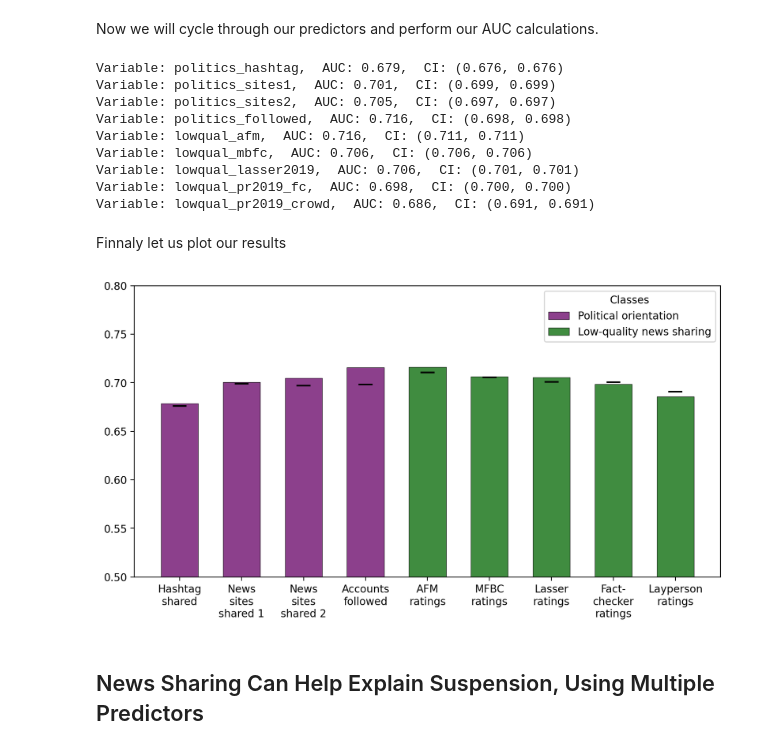
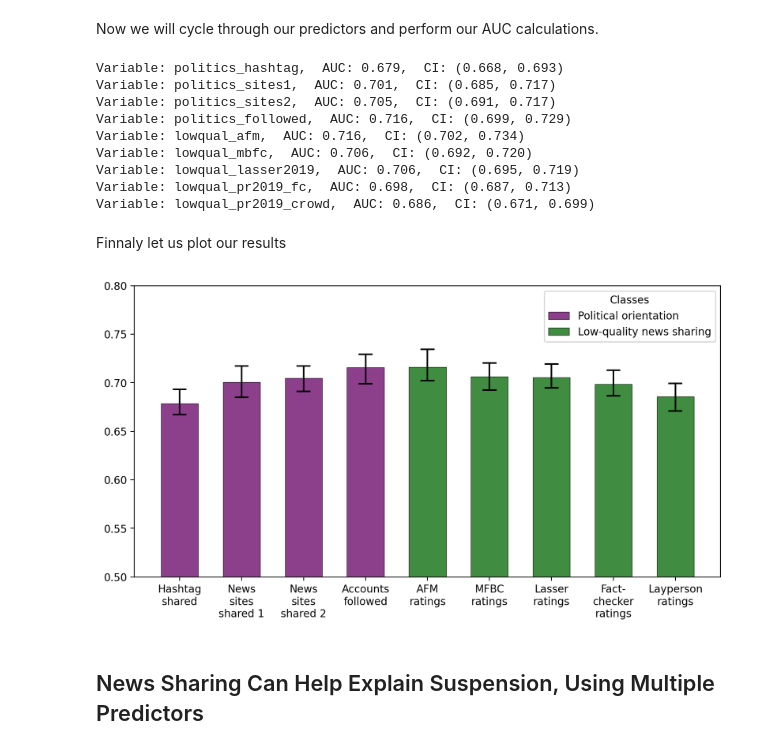
Before and after one commit to panos1b/Social-Media-Sanctions-and-Misinformation-Sharing, a Jupyter notebook: differences_misinformation_solution.ipynb, the cells around one changed output. Saved outputs shown, nothing was run; the diff lists cells and outputs as text; code cells hidden in the pictures.

```diff
--- a/differences_misinformation_solution.ipynb
+++ b/differences_misinformation_solution.ipynb
@@ -25,3 +27,5 @@ from sklearn.preprocessing import StandardScaler
+# %%
+random_generator = np.random.default_rng(seed=69)
 # %% [markdown]
 ## Twitter Suspensions after the 2020 Election
 # %% [markdown]
@@ -348,7 +352,7 @@ def bootstrap_auc(df, y_column, X_columns):
 Now we will cycle through our predictors and perform our AUC calculations.
 # %%
 # Predictors to loop through
-predictors = [
+variables = [
     'politics_hashtag',
     'politics_sites1',
     'politics_sites2',
@@ -367,14 +371,14 @@ results = {
     'CI Upper': []
 }
 
-for predictor in predictors:
+for predictor in variables:
     df_single_probit = data[['suspended', predictor]].dropna()
     y = df_single_probit['suspended']
     X = sm.add_constant(df_single_probit[predictor])
 
-    probit_model = sm.Probit(y, X).fit(disp=0) # make it be quiet
+    logit_model = sm.Probit(y, X).fit(disp=0) # make it be quiet
 
-    y_pred = probit_model.predict(X)
+    y_pred = logit_model.predict(X)
 
     # Calculate AUC of the ROC
     auc = roc_auc_score(y, y_pred)
@@ -391,17 +395,17 @@ for predictor in predictors:
     print(f"Variable: {predictor},  AUC: {auc:.3f},  CI: ({ci_lower:.3f}, {ci_upper:.3f})")
 
 # Convert results to a DataFrame
-results_df = pd.DataFrame(results)
+results_logit_df = pd.DataFrame(results)
 # %% [output]
-Variable: politics_hashtag,  AUC: 0.679,  CI: (0.676, 0.676)
-Variable: politics_sites1,  AUC: 0.701,  CI: (0.699, 0.699)
-Variable: politics_sites2,  AUC: 0.705,  CI: (0.697, 0.697)
-Variable: politics_followed,  AUC: 0.716,  CI: (0.698, 0.698)
-Variable: lowqual_afm,  AUC: 0.716,  CI: (0.711, 0.711)
-Variable: lowqual_mbfc,  AUC: 0.706,  CI: (0.706, 0.706)
-Variable: lowqual_lasser2019,  AUC: 0.706,  CI: (0.701, 0.701)
-Variable: lowqual_pr2019_fc,  AUC: 0.698,  CI: (0.700, 0.700)
-Variable: lowqual_pr2019_crowd,  AUC: 0.686,  CI: (0.691, 0.691)
+Variable: politics_hashtag,  AUC: 0.679,  CI: (0.668, 0.693)
+Variable: politics_sites1,  AUC: 0.701,  CI: (0.685, 0.717)
+Variable: politics_sites2,  AUC: 0.705,  CI: (0.691, 0.717)
+Variable: politics_followed,  AUC: 0.716,  CI: (0.699, 0.729)
+Variable: lowqual_afm,  AUC: 0.716,  CI: (0.702, 0.734)
+Variable: lowqual_mbfc,  AUC: 0.706,  CI: (0.692, 0.720)
+Variable: lowqual_lasser2019,  AUC: 0.706,  CI: (0.695, 0.719)
+Variable: lowqual_pr2019_fc,  AUC: 0.698,  CI: (0.687, 0.713)
+Variable: lowqual_pr2019_crowd,  AUC: 0.686,  CI: (0.671, 0.699)
 # %% [markdown]
 Finnaly let us plot our results
 # %%
@@ -419,46 +423,46 @@ bar_plot_names = {
 }
 
 
-results_df['DisplayVariable'] = results_df['Variable'].map(bar_plot_names)
-results_df['Color'] = ['#800080'] * 4 + ['#008000'] * 5
-results_df['Legend'] = ['Hashtag\nshared'] * 4 + ['AFM\nratings'] * 5
+results_logit_df['DisplayVariable'] = results_logit_df['Variable'].map(bar_plot_names)
+results_logit_df['Color'] = ['#800080'] * 4 + ['#008000'] * 5
+results_logit_df['Legend'] = ['Hashtag\nshared'] * 4 + ['AFM\nratings'] * 5
 
 plt.figure(figsize=(10, 5), dpi=200)
 
 # Create palette dictionary
-palette = dict(zip(results_df['DisplayVariable'], results_df['Color']))
+palette = dict(zip(results_logit_df['DisplayVariable'], results_logit_df['Color']))
 
 sns.barplot(
     x='DisplayVariable',
     y='AUC',
     hue='Legend',
-    data=results_df,
+    data=results_logit_df,
     palette=palette,
     errorbar=None,
     width=0.6,
     alpha = 0.8 # Alpha from SVG
 )
 
 # Add black outline to bars
 for patch in plt.gca().patches:
     patch.set_edgecolor('black')
     patch.set_linewidth(0.5)
 
 # Add confidence intervals
-for index, row in results_df.iterrows():
+for index, row in results_logit_df.iterrows():
     plt.plot([index-0.1, index+0.1], [row['CI Lower'], row['CI Lower']], color='black')
     plt.plot([index-0.1, index+0.1], [row['CI Upper'], row['CI Upper']], color='black')
     plt.plot([index, index], [row['CI Lower'], row['CI Upper']], color='black')
 
 # Set y-axis limits
 plt.ylim(bottom=0.5, top=0.8)
 
 plt.legend(title='Classes', labels=['Political orientation','Low-quality news sharing'])
 plt.xlabel(None)
 plt.ylabel(None)
 plt.show()
 # %% [output]
-[figure, old version]
+[figure, new version]
 # %% [markdown]
 ## News Sharing Can Help Explain Suspension, Using Multiple Predictors
 # %% [markdown]
```
Also changed, not shown: parts of 34 cells of this notebook.
